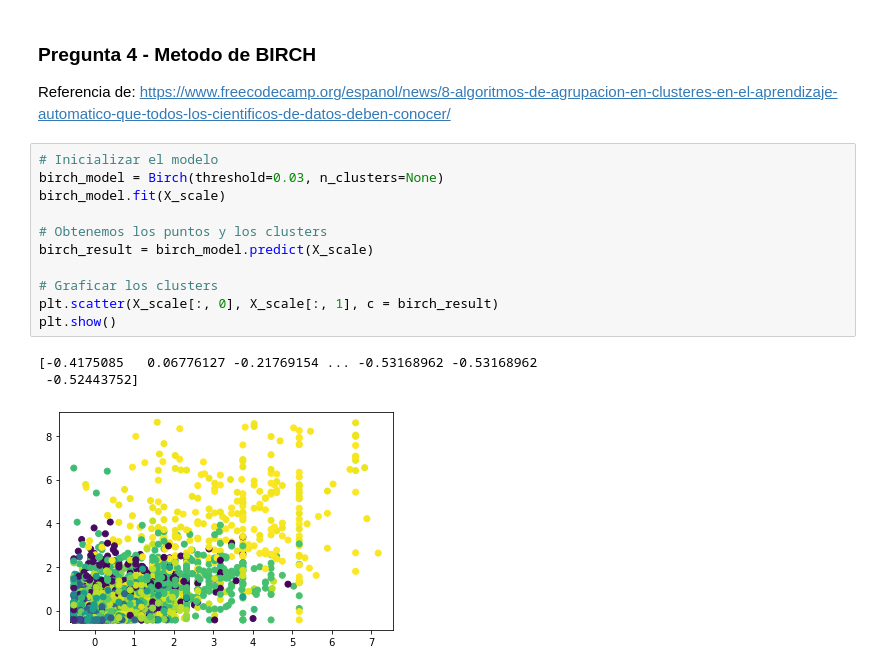
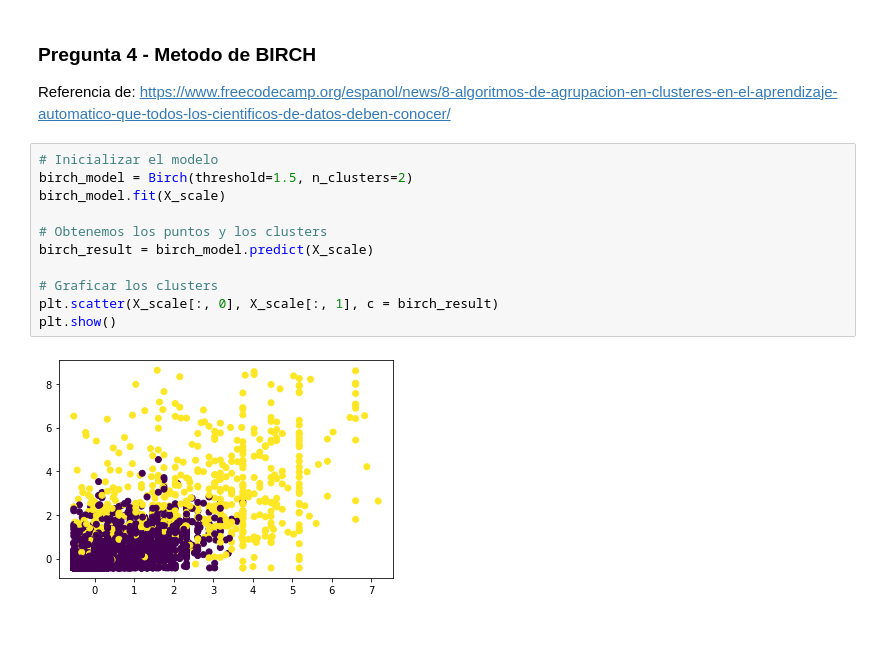
Before and after one commit to andreamalin/HDT2_Mineria, a Jupyter notebook: hdt2.ipynb, the cells around one changed output. Saved outputs shown, nothing was run; the diff lists cells and outputs as text; blank space fills up the shorter version.

```diff
--- a/hdt2.ipynb
+++ b/hdt2.ipynb
@@ -106,16 +109,14 @@ plt.show()
 Referencia de: https://www.freecodecamp.org/espanol/news/8-algoritmos-de-agrupacion-en-clusteres-en-el-aprendizaje-automatico-que-todos-los-cientificos-de-datos-deben-conocer/
 # %%
 # Inicializar el modelo
-birch_model = Birch(threshold=0.03, n_clusters=None)
+birch_model = Birch(threshold=1.5, n_clusters=2)
 birch_model.fit(X_scale)
 
 # Obtenemos los puntos y los clusters
 birch_result = birch_model.predict(X_scale)
 
 # Graficar los clusters
 plt.scatter(X_scale[:, 0], X_scale[:, 1], c = birch_result)
 plt.show()
 # %% [output]
-[-0.4175085   0.06776127 -0.21769154 ... -0.53168962 -0.53168962
- -0.52443752]
-[figure, old version]
+[figure, new version]
```
Also changed, not shown: parts of 3 cells of this notebook.
